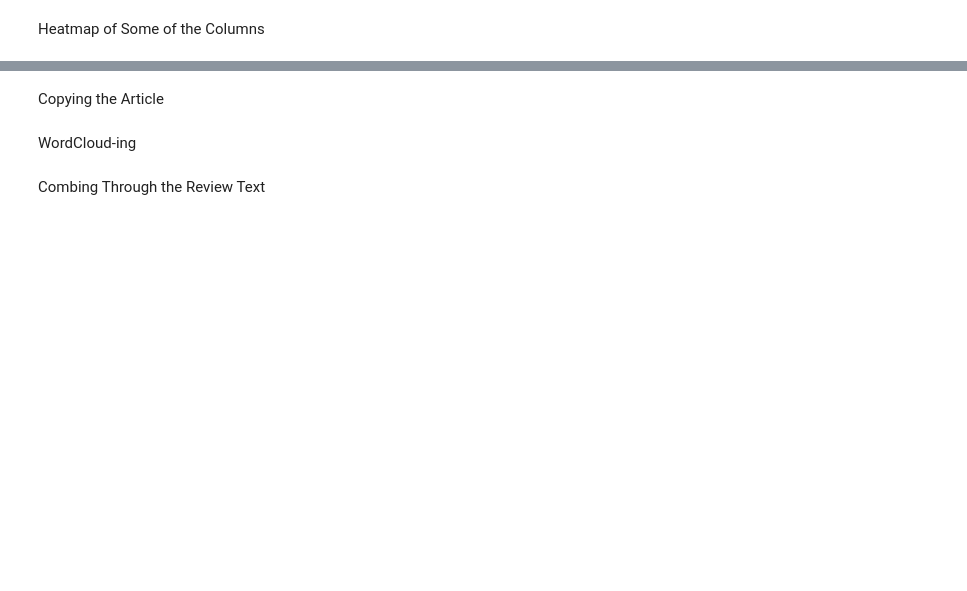
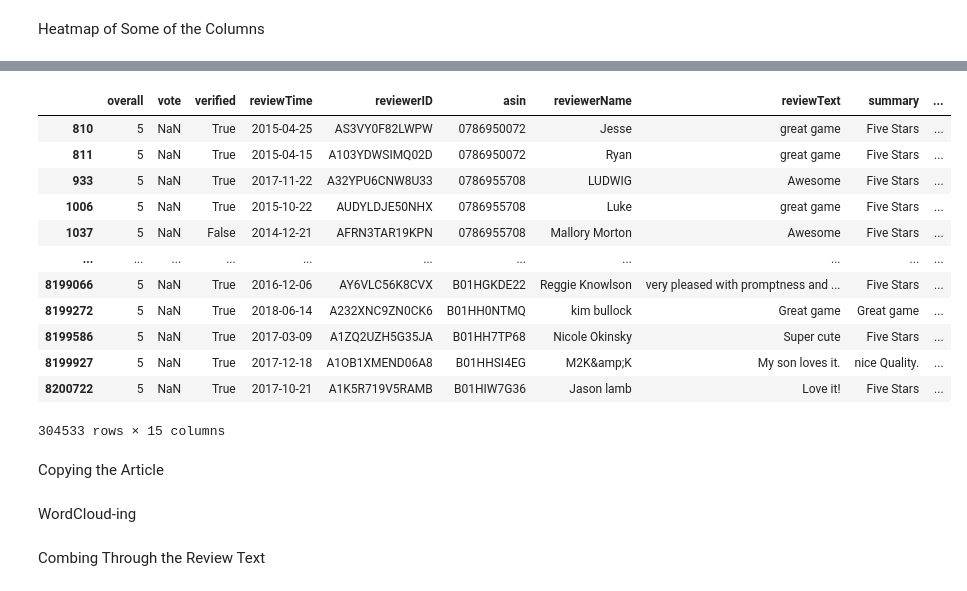
Before and after one commit to rebekah-eichberg/summer-2025-safeify, a Jupyter notebook: rebekah-idea-testing/rebekah-reviews-eda.ipynb, the cells around one changed output, grey strips where cells are left out. Drawn from its saved outputs; the diff is of its cells as text; code cells hidden in the pictures; blank space fills up the shorter version.

```diff
--- a/rebekah-idea-testing/rebekah-reviews-eda.ipynb
+++ b/rebekah-idea-testing/rebekah-reviews-eda.ipynb
@@ -156,3 +414,21 @@ plt.show()
+# %%
+# let us start with 5 star reviews
+five_star_df = reviews_df_raw.loc[reviews_df_raw['overall'] == 5]
+five_star_df[five_star_df.duplicated(subset=['asin', 'reviewText'], keep=False)]
+# %% [output]
+|  | overall | vote | verified | reviewTime | reviewerID | asin | reviewerName | reviewText | summary | ... |
+| 810 | 5 | NaN | True | 2015-04-25 | AS3VY0F82LWPW | 0786950072 | Jesse | great game | Five Stars | ... |
+| 811 | 5 | NaN | True | 2015-04-15 | A103YDWSIMQ02D | 0786950072 | Ryan | great game | Five Stars | ... |
+| 933 | 5 | NaN | True | 2017-11-22 | A32YPU6CNW8U33 | 0786955708 | LUDWIG | Awesome | Five Stars | ... |
+| 1006 | 5 | NaN | True | 2015-10-22 | AUDYLDJE50NHX | 0786955708 | Luke | great game | Five Stars | ... |
+| 1037 | 5 | NaN | False | 2014-12-21 | AFRN3TAR19KPN | 0786955708 | Mallory Morton | Awesome | Five Stars | ... |
+| ... | ... | ... | ... | ... | ... | ... | ... | ... | ... | ... |
+| 8199066 | 5 | NaN | True | 2016-12-06 | AY6VLC56K8CVX | B01HGKDE22 | Reggie Knowlson | very pleased with promptness and ... | Five Stars | ... |
+| 8199272 | 5 | NaN | True | 2018-06-14 | A232XNC9ZN0CK6 | B01HH0NTMQ | kim bullock | Great game | Great game | ... |
+| 8199586 | 5 | NaN | True | 2017-03-09 | A1ZQ2UZH5G35JA | B01HH7TP68 | Nicole Okinsky | Super cute | Five Stars | ... |
+| 8199927 | 5 | NaN | True | 2017-12-18 | A1OB1XMEND06A8 | B01HHSI4EG | M2K&amp;K | My son loves it. | nice Quality. | ... |
+| 8200722 | 5 | NaN | True | 2017-10-21 | A1K5R719V5RAMB | B01HIW7G36 | Jason lamb | Love it! | Five Stars | ... |
+304533 rows × 15 columns
 # %% [markdown]
 Copying the Article
 # %%
```
Also changed, not shown: parts of 31 cells of this notebook, 5 other files.
